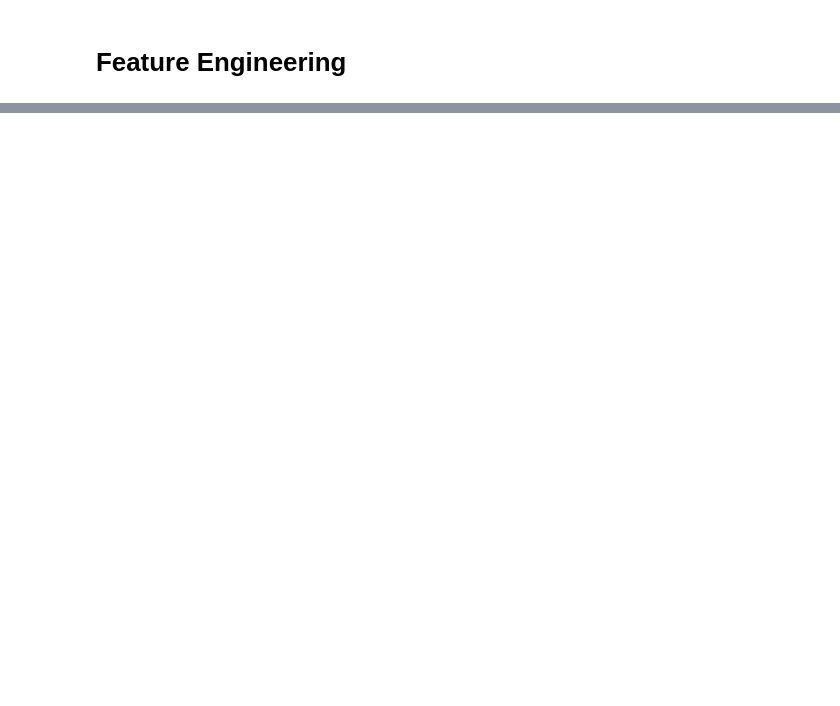
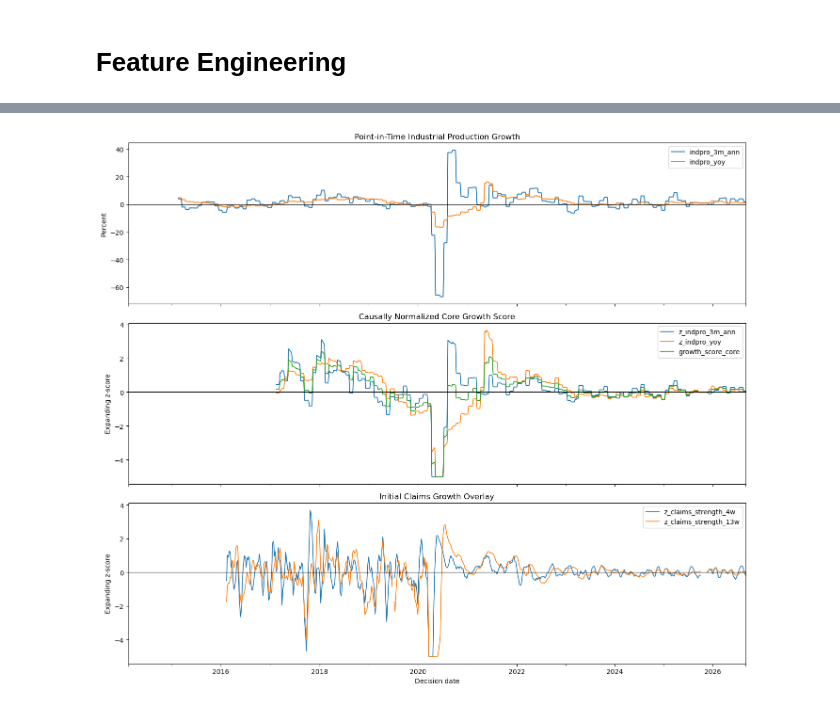
Before and after one commit to Yzc20060417/Systematic-Equities, a Jupyter notebook: Feature_Engineering.ipynb, the cells around one changed output, grey strips where cells are left out. Saved outputs shown, nothing was run; the diff lists cells and outputs as text; code cells hidden in the pictures; blank space fills up the shorter version.

```diff
--- a/Feature_Engineering.ipynb
+++ b/Feature_Engineering.ipynb
@@ -220,0 +924,83 @@ Loaded snapshot as_of_2026-09-10 | core panel 656 × 18
+# %%
+# ============================================================
+# Growth-feature plots
+# ============================================================
+
+fig, axes = plt.subplots(
+    3,
+    1,
+    figsize=(14, 12),
+    sharex=True,
+)
+
+growth_features[
+    [
+        "indpro_3m_ann",
+        "indpro_yoy",
+    ]
+].plot(
+    ax=axes[0],
+    linewidth=1.4,
+)
+
+axes[0].axhline(
+    0,
+    color="black",
+    linewidth=0.8,
+)
+
+axes[0].set_title(
+    "Point-in-Time Industrial Production Growth"
+)
+axes[0].set_ylabel("Percent")
+
+
+growth_features[
+    [
+        "z_indpro_3m_ann",
+        "z_indpro_yoy",
+        "growth_score_core",
+    ]
+].plot(
+    ax=axes[1],
+    linewidth=1.3,
+)
+
+axes[1].axhline(
+    0,
+    color="black",
+    linewidth=0.8,
+)
+
+axes[1].set_title(
+    "Causally Normalized Core Growth Score"
+)
+axes[1].set_ylabel("Expanding z-score")
+
+
+growth_features[
+    [
+        "z_claims_strength_4w",
+        "z_claims_strength_13w",
+    ]
+].plot(
+    ax=axes[2],
+    linewidth=1.2,
+)
+
+axes[2].axhline(
+    0,
+    color="black",
+    linewidth=0.8,
+)
+
+axes[2].set_title(
+    "Initial Claims Growth Overlay"
+)
+axes[2].set_ylabel("Expanding z-score")
+axes[2].set_xlabel("Decision date")
+
+plt.tight_layout()
+plt.show()
+# %% [output]
+[figure, added]
```
Also changed, not shown: parts of 19 cells of this notebook.
